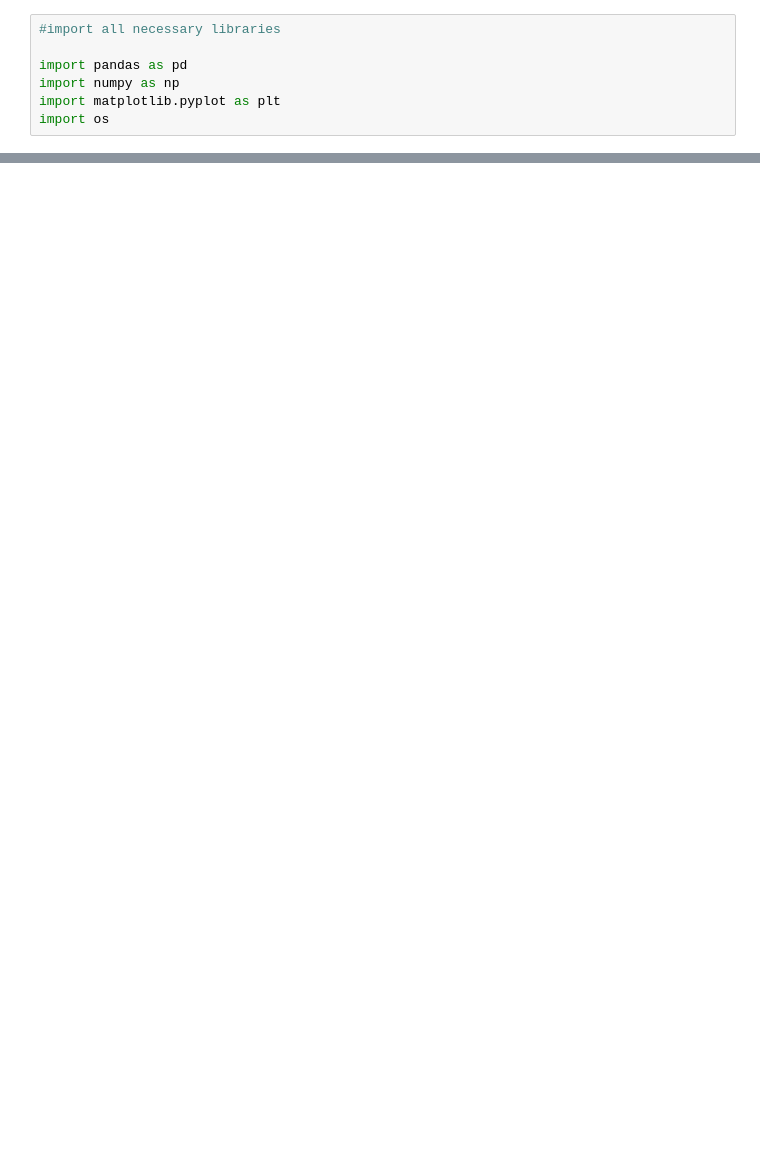
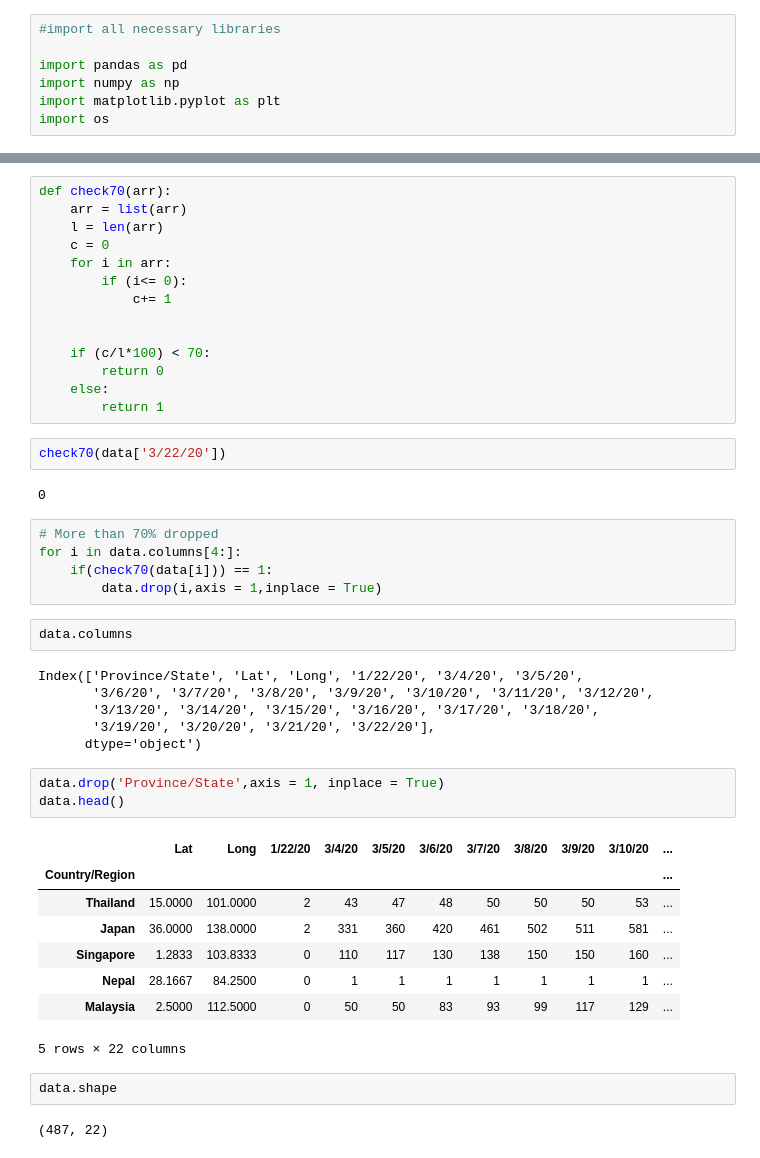
Before and after one commit to ayushmankumar7/-10DaysMLChallenge-TFUGMumbai, a Jupyter notebook: Day1/Data_Preprocess.ipynb, the cells around one changed output, grey strips where cells are left out. Saved outputs shown, nothing was run; the diff lists cells and outputs as text; blank space fills up the shorter version.

```diff
--- a/Day1/Data_Preprocess.ipynb
+++ b/Day1/Data_Preprocess.ipynb
@@ -46,0 +43,47 @@ memory usage: 247.4+ KB
+# %%
+def check70(arr):
+    arr = list(arr)
+    l = len(arr)
+    c = 0
+    for i in arr:
+        if (i<= 0):
+            c+= 1
+
+
+    if (c/l*100) < 70:
+        return 0
+    else:
+        return 1
+# %%
+check70(data['3/22/20'])
+# %% [output]
+0
+# %%
+# More than 70% dropped
+for i in data.columns[4:]:
+    if(check70(data[i])) == 1:
+        data.drop(i,axis = 1,inplace = True)
+# %%
+data.columns
+# %% [output]
+Index(['Province/State', 'Lat', 'Long', '1/22/20', '3/4/20', '3/5/20',
+       '3/6/20', '3/7/20', '3/8/20', '3/9/20', '3/10/20', '3/11/20', '3/12/20',
+       '3/13/20', '3/14/20', '3/15/20', '3/16/20', '3/17/20', '3/18/20',
+       '3/19/20', '3/20/20', '3/21/20', '3/22/20'],
+      dtype='object')
+# %%
+data.drop('Province/State',axis = 1, inplace = True)
+data.head()
+# %% [output]
+|  | Lat | Long | 1/22/20 | 3/4/20 | 3/5/20 | 3/6/20 | 3/7/20 | 3/8/20 | 3/9/20 | 3/10/20 | ... |
+| Country/Region |  |  |  |  |  |  |  |  |  |  | ... |
+| Thailand | 15.0000 | 101.0000 | 2 | 43 | 47 | 48 | 50 | 50 | 50 | 53 | ... |
+| Japan | 36.0000 | 138.0000 | 2 | 331 | 360 | 420 | 461 | 502 | 511 | 581 | ... |
+| Singapore | 1.2833 | 103.8333 | 0 | 110 | 117 | 130 | 138 | 150 | 150 | 160 | ... |
+| Nepal | 28.1667 | 84.2500 | 0 | 1 | 1 | 1 | 1 | 1 | 1 | 1 | ... |
+| Malaysia | 2.5000 | 112.5000 | 0 | 50 | 50 | 83 | 93 | 99 | 117 | 129 | ... |
+5 rows × 22 columns
+# %%
+data.shape
+# %% [output]
+(487, 22)
```
Also changed, not shown: parts of 6 cells of this notebook.
